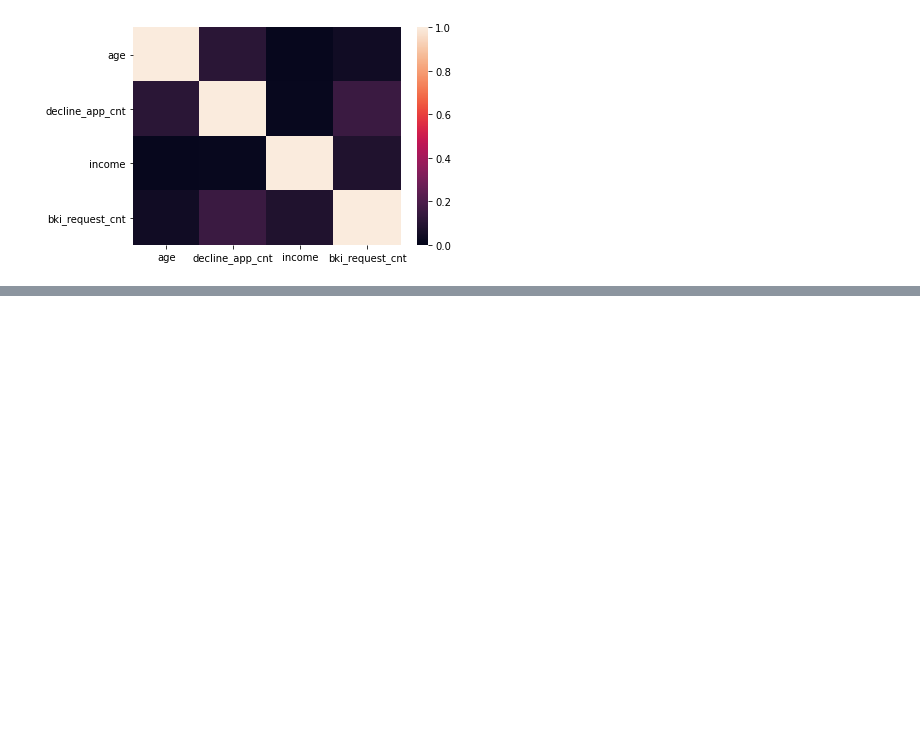
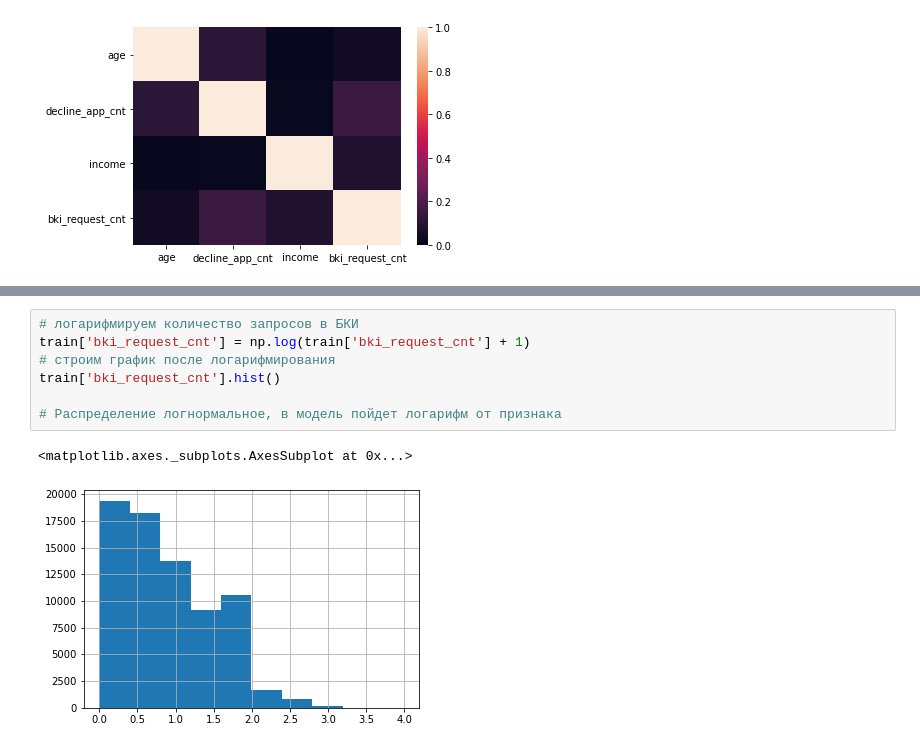
Before and after one commit to AleksandrNisch/Project_5_Skillfactory, a Jupyter notebook: projects_5.ipynb, the cells around one changed output, grey strips where cells are left out. Saved outputs shown, nothing was run; the diff lists cells and outputs as text; blank space fills up the shorter version.

```diff
--- a/projects_5.ipynb
+++ b/projects_5.ipynb
@@ -113,0 +156,10 @@ sns.heatmap(train[num_cols].corr().abs(), vmin=0, vmax=1)
+# %%
+# логарифмируем количество запросов в БКИ
+train['bki_request_cnt'] = np.log(train['bki_request_cnt'] + 1)
+# строим график после логарифмирования
+train['bki_request_cnt'].hist()
+
+# Распределение логнормальное, в модель пойдет логарифм от признака
+# %% [output]
+<matplotlib.axes._subplots.AxesSubplot at 0x...>
+[figure, added]
```
Also changed, not shown: parts of 52 cells of this notebook.
